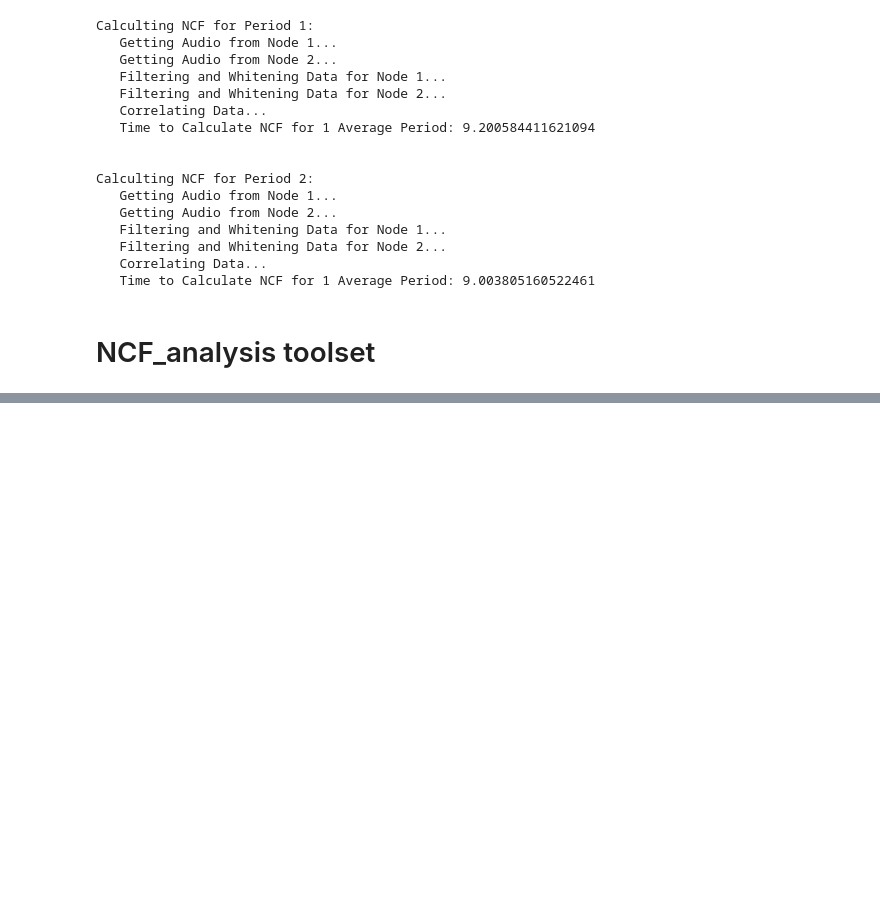
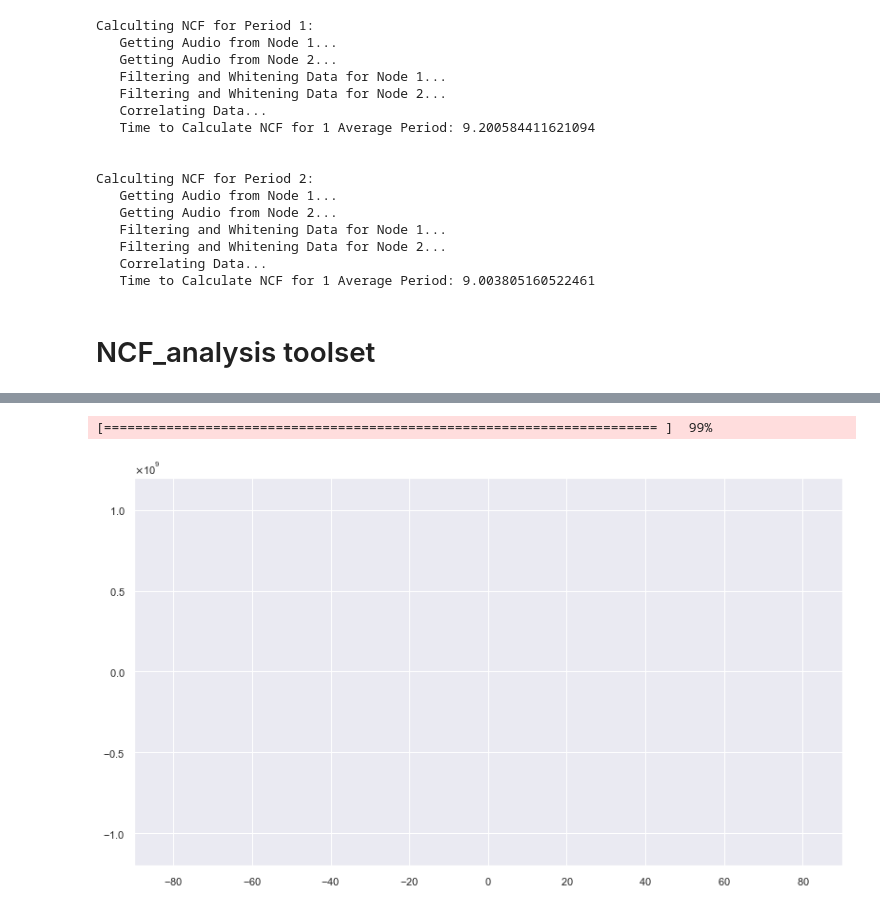
Before and after one commit to John-Ragland/Noise_Interferometry, a Jupyter notebook: Noise_Interferometry.ipynb, the cells around one changed output, grey strips where cells are left out. Saved outputs shown, nothing was run; the diff lists cells and outputs as text; code cells hidden in the pictures; blank space fills up the shorter version.

```diff
--- a/Noise_Interferometry.ipynb
+++ b/Noise_Interferometry.ipynb
@@ -116,0 +113,5 @@ exp1.animate_NCF(400, 10, 'test', 1.5e+11)
+# %%
+exp1.animate_NCF(500, 10, 'non_zero_phase-reverse', 1.2e+9, frequency=False)
+# %% [output]
+[======================================================================= ]  99%
+[figure, added]
```
Also changed, not shown: parts of 11 cells of this notebook, 5 other files.
